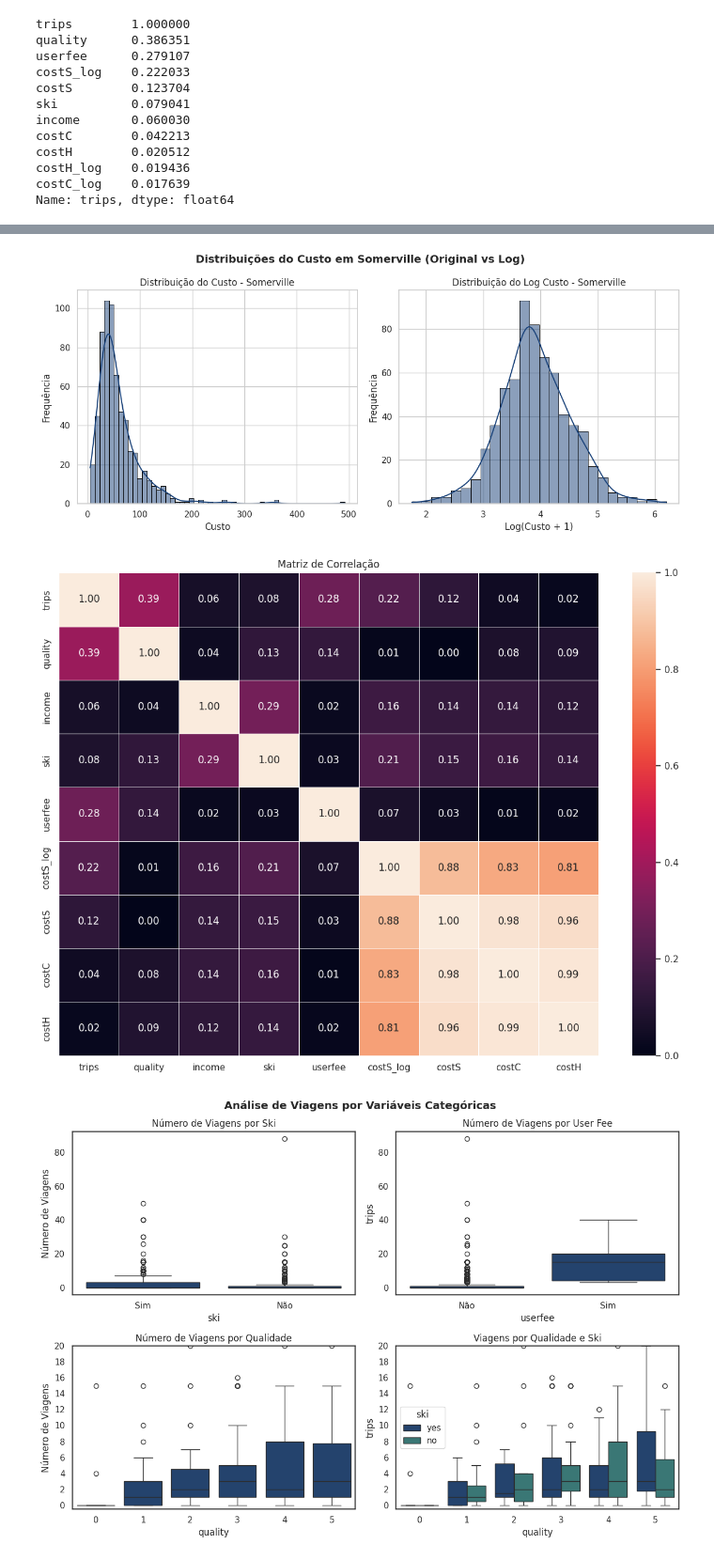
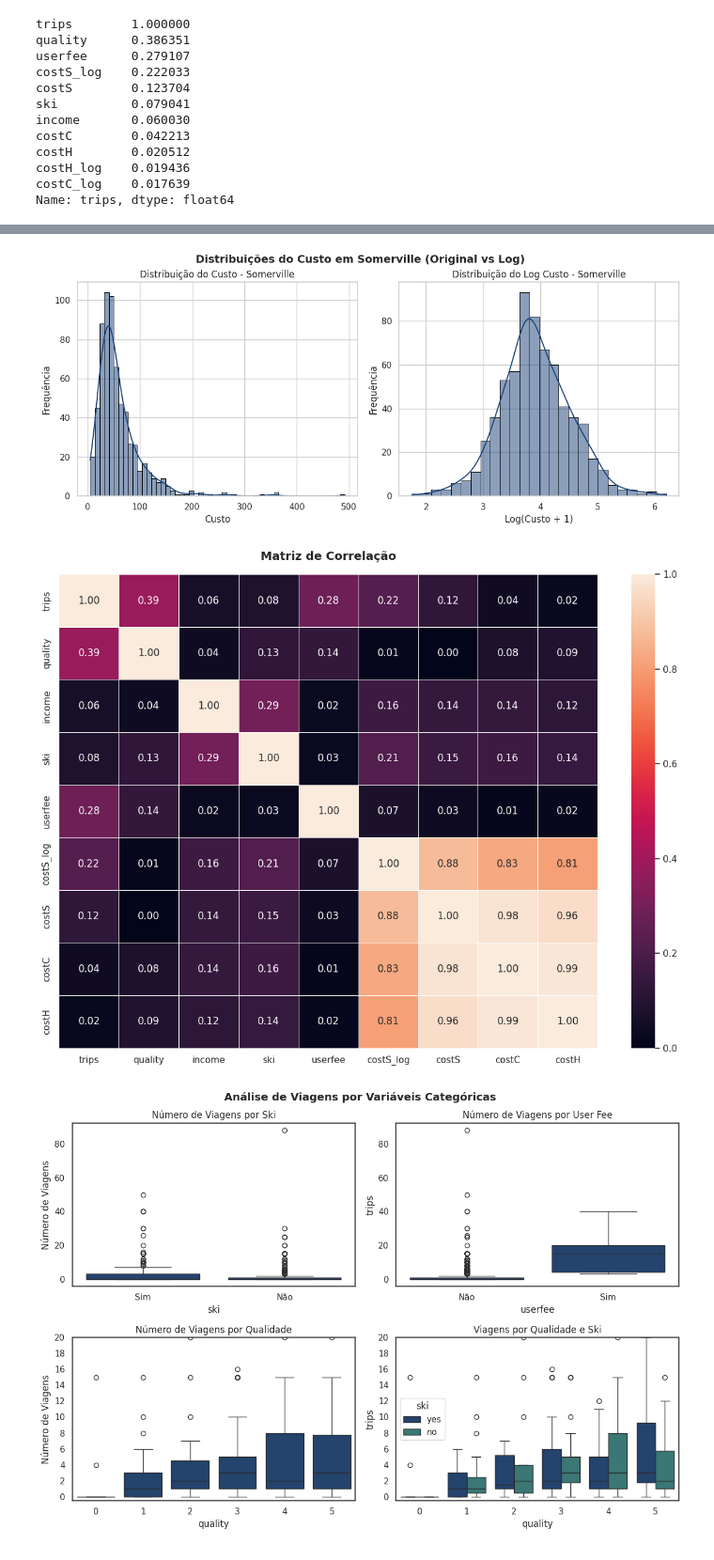
Before and after one commit to scrocha/modelagem-estatistica-A2, a Jupyter notebook: trabalho.ipynb, the cells around one changed output, grey strips where cells are left out. Shown: that part at 94% size. Cells and saved outputs as stored; diff of their text form; code cells hidden in the pictures.

Commit message:
add imagens com melhor resolução

```diff
--- a/trabalho.ipynb
+++ b/trabalho.ipynb
@@ -246,51 +248,51 @@ axs[1].set_xlabel("Log(Custo + 1)")
 axs[1].set_ylabel("Frequência")
 
 plt.tight_layout()
-plt.suptitle(
+fig.suptitle(
     "Distribuições do Custo em Somerville (Original vs Log)",
     fontsize=14,
     fontweight="bold",
-    y=1.05,
+    y=1.02,
 )
-plt.savefig("images/comparacao_custo_somerville.png", dpi=300)
+plt.savefig("images/comparacao_custo_somerville.png", dpi=500)
 plt.show()
 # %% [output]
-[figure, old version]
+[figure, new version]
 # %%
 plt.figure(figsize=(12, 9))
 
 cols = [
     "trips",
     "quality",
     "income",
     "ski",
     "userfee",
     "costS_log",
     "costS",
     "costC",
     "costH",
 ]
 data_correlation
 
 sns.set_style(style="white")
 heatmap = sns.heatmap(
     np.abs(data_correlation[cols].corr()),
     # cmap="plasma",
     annot=True,
     fmt=".2f",
     linewidths=0.5,
     vmin=0,
     vmax=1,
 )
-plt.title("Matriz de Correlação")
+plt.title("Matriz de Correlação", fontsize=14, fontweight="bold", y=1.02)
 
 plt.tight_layout()
 
-plt.savefig("images/matriz_correlacao_variaveis.png", dpi=300)
+plt.savefig("images/matriz_correlacao_variaveis.png", dpi=500)
 
 plt.show()
 # %% [output]
-[figure, old version]
+[figure, new version]
 # %%
 fig, axes = plt.subplots(2, 2, figsize=(12, 8))
 
```
Also changed, not shown: parts of 9 cells of this notebook, 4 other files.
